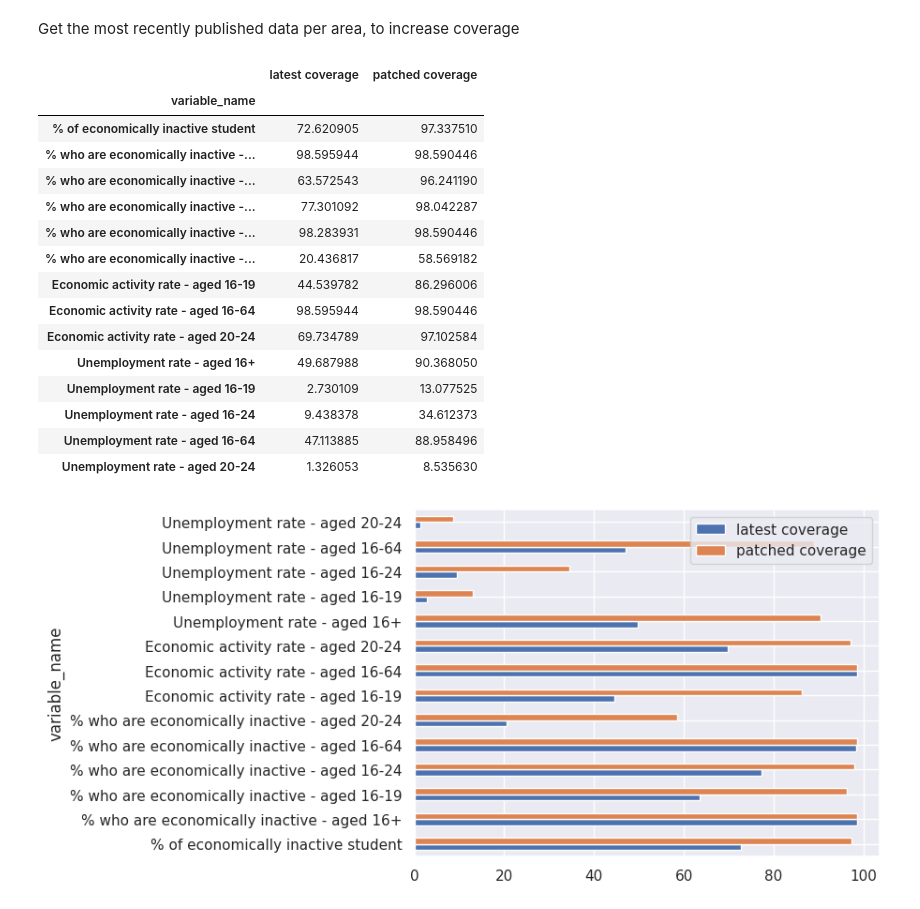
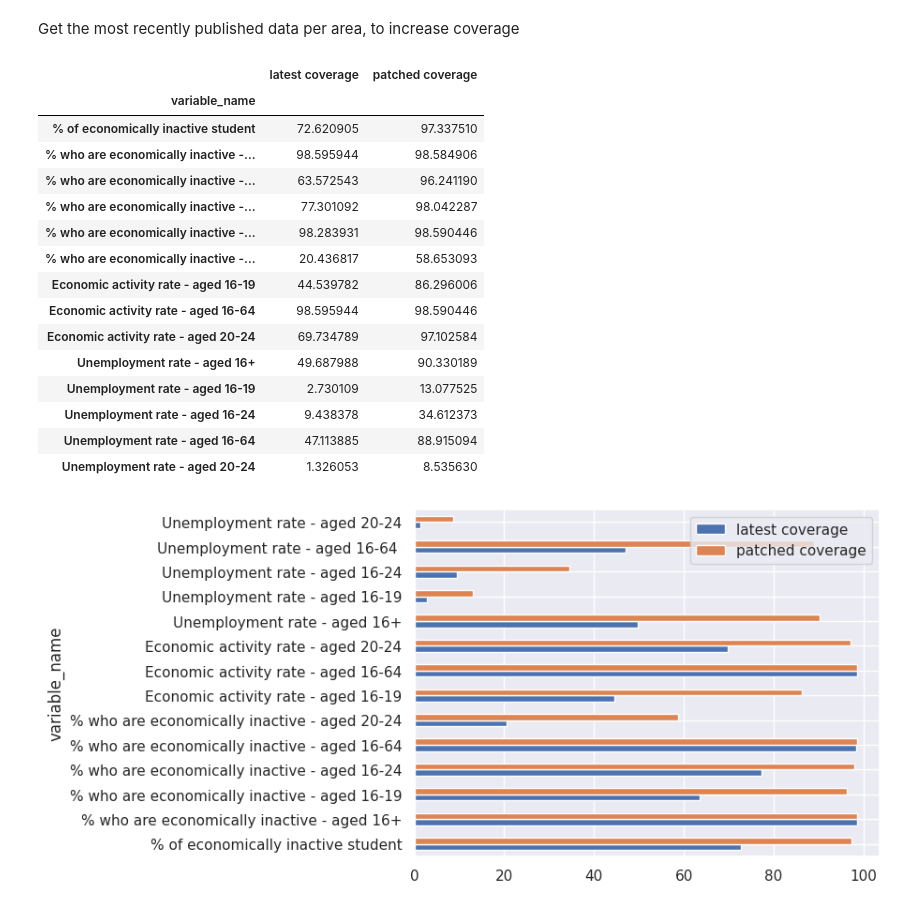
Before and after one commit to open-innovations/yff-data-pipelines, a Jupyter notebook: pipelines/labour-market/latest-by-pcon.ipynb, the cells around one changed output. Saved outputs shown, nothing was run; the diff lists cells and outputs as text; code cells hidden in the pictures.

```diff
--- a/pipelines/labour-market/latest-by-pcon.ipynb
+++ b/pipelines/labour-market/latest-by-pcon.ipynb
@@ -44,0 +23,25 @@ data = data.loc[ data.measures_name == 'Variable' ].drop(columns='measures_name'
+# %%
+data = etl.fromcsv(
+  SRC_FILE
+).convert(
+  'DATE', etl.dateparser('%Y-%m')
+).convert(
+  'OBS_VALUE', float
+).selecteq(
+  'MEASURES_NAME', 'Variable'
+).selectin(
+  'GEOGRAPHY_TYPE', ['parliamentary constituencies 2010', 'Westminster Parliamentary Constituencies (July 2024)']
+).cut(
+  'DATE', 'DATE_NAME', 'GEOGRAPHY_CODE', 'GEOGRAPHY_NAME', 'VARIABLE_CODE', 'VARIABLE_NAME', 'OBS_VALUE', 'OBS_STATUS_NAME'
+).rename({
+  'DATE': 'date',
+  'DATE_NAME': 'date_name',
+  'GEOGRAPHY_CODE': 'geography_code',
+  'GEOGRAPHY_NAME': 'geography_name',
+  'VARIABLE_CODE': 'variable_code',
+  'VARIABLE_NAME': 'variable_name',
+  'OBS_VALUE': 'value',
+  'OBS_STATUS_NAME': 'notes'
+})
+
+data
@@ -45,3 +62,7 @@ data = data.loc[ data.measures_name == 'Variable' ].drop(columns='measures_name'
+# %%
+frame = data.todataframe()
+frame.date = pd.to_datetime(frame.date)
+frame.to_parquet(PQ_FILE)
 # %% [markdown]
 Check missing data
 # %%
@@ -84,32 +121,32 @@ def get_latest_available(data):
   indexes = test_data.dropna(subset='value').groupby(['geography_code', 'variable_name'])['date'].idxmax()
   return data.loc[indexes]
 
-latest_available = get_latest_available(data)
+latest_available = frame.pipe(get_latest_available)
 # %%
-latest = data.loc[data.date == data.date.max()].groupby(['variable_name']).value
+latest = frame.loc[frame.date == frame.date.max()].groupby(['variable_name']).value
 patched = latest_available.groupby(['variable_name']).value
 coverage = pd.DataFrame({
   'latest coverage': latest.count() / latest.size() * 100,
   'patched coverage': patched.count() / patched.size() * 100,
 })
 
 coverage
 # %% [output]
 |  | latest coverage | patched coverage |
 | variable_name |  |  |
 | % of economically inactive student | 72.620905 | 97.337510 |
-| % who are economically inactive -... | 98.595944 | 98.590446 |
+| % who are economically inactive -... | 98.595944 | 98.584906 |
 | % who are economically inactive -... | 63.572543 | 96.241190 |
 | % who are economically inactive -... | 77.301092 | 98.042287 |
 | % who are economically inactive -... | 98.283931 | 98.590446 |
-| % who are economically inactive -... | 20.436817 | 58.569182 |
+| % who are economically inactive -... | 20.436817 | 58.653093 |
 | Economic activity rate - aged 16-19 | 44.539782 | 86.296006 |
 | Economic activity rate - aged 16-64 | 98.595944 | 98.590446 |
 | Economic activity rate - aged 20-24 | 69.734789 | 97.102584 |
-| Unemployment rate - aged 16+ | 49.687988 | 90.368050 |
+| Unemployment rate - aged 16+ | 49.687988 | 90.330189 |
 | Unemployment rate - aged 16-19 | 2.730109 | 13.077525 |
 | Unemployment rate - aged 16-24 | 9.438378 | 34.612373 |
-| Unemployment rate - aged 16-64 | 47.113885 | 88.958496 |
+| Unemployment rate - aged 16-64 | 47.113885 | 88.915094 |
 | Unemployment rate - aged 20-24 | 1.326053 | 8.535630 |
 # %%
 ax = coverage.plot.barh()
```
Also changed, not shown: parts of 18 cells of this notebook, 6 other files.
